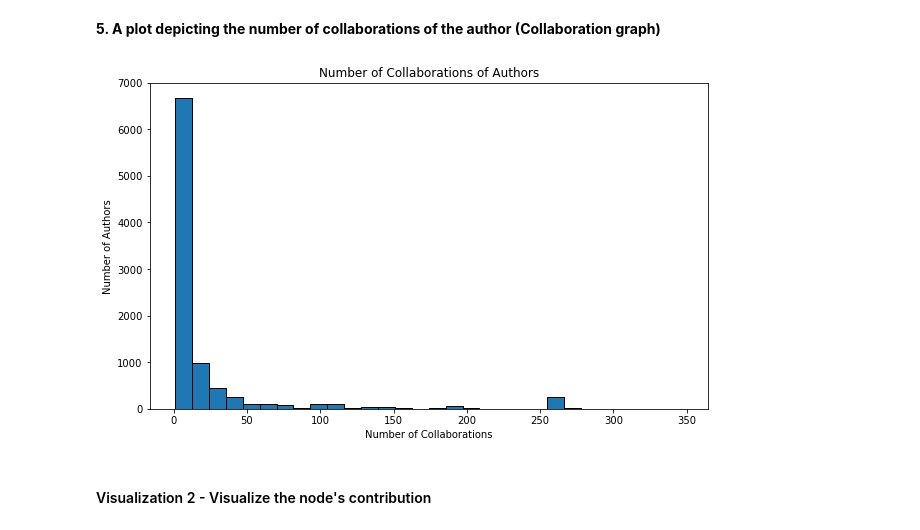
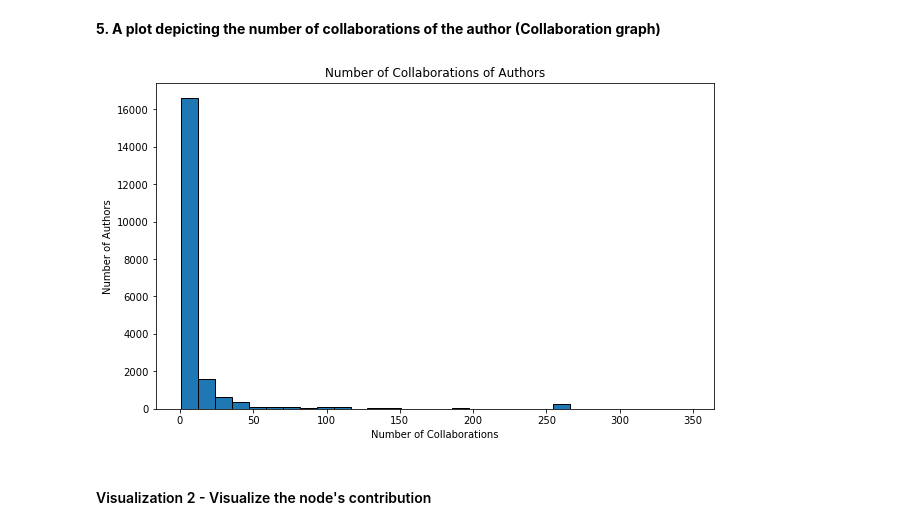
Before and after one commit to giuprinzi/ADM_HW5_GROUP7, a Jupyter notebook: main.ipynb, the cells around one changed output. Cells and saved outputs as stored; diff of their text form; code cells hidden in the pictures.

```diff
--- a/main.ipynb
+++ b/main.ipynb
@@ -99,25 +100,3 @@ So now we have a list of ids, let's visualize a small part of it: [2041404167, 1
-# %%
-# Initialize an empty Pandas DataFrame
-top_10000_papers_df = pd.DataFrame()
-with open(file_path, "r") as file:
-    for _, line in enumerate(file):
-        # Remove the leading comma
-        if line.startswith(","):
-            line = line[1:]
-        # Skip the opening and ending braket
-        if len(line) > 2:
-            # Skip lines that have non-readable characters
-            try:
-                # Parse the json line
-                data = json.loads(line)
-                # Check if the id is from the top 10000 papers list and if it's true append it
-                if data["id"] in papers_id:
-                    # Load the json string into a temporary Pandas DataFrame
-                    tmp_df = pd.read_json(line, lines=True)
-                    # Append the temporary DataFrame to the main DataFrame
-                    top_10000_papers_df = pd.concat([top_10000_papers_df, tmp_df], ignore_index=True)
-            except:
-                pass
 # %%
 # Initialize an empty DataFrame for the top 10,000 papers
 top_10000_papers_df = pd.DataFrame()
@@ -329,5 +320,0 @@ for key in collaboration_count.keys():
-# %%
-# Add edges to the graph for each collaboration, with the weight equal to the count of collaborations
-for (author_id1, author_id2), count in collaboration_count.items():
-   # Add an edge between the authors in the graph, with the weight equal to the count of collaborations
-   collaboration_graph.add_edge(author_id1, author_id2, weight=count)
@@ -607,20 +698,20 @@ plt.show()
 **5. A plot depicting the number of collaborations of the author (Collaboration graph)**
 # %%
 # Calculate the number of collaborations for each author
-collaborations = collaboration_subgraph.degree()
+collaborations = collaboration_graph.degree()
 
 # Extract the degrees (number of collaborations) for each author
 degrees = [degree for author, degree in collaborations]
 
 # Plotting
 plt.figure(figsize=(10, 6))
 plt.hist(degrees, bins=30, edgecolor='black')
 plt.title('Number of Collaborations of Authors')
 plt.xlabel('Number of Collaborations')
 plt.ylabel('Number of Authors')
 plt.show()
 # %% [output]
-[figure, old version]
+[figure, new version]
 # %% [markdown]
 #### Visualization 2 - Visualize the node's contribution
 # %% [markdown]
```
Also changed, not shown: parts of 55 cells of this notebook.
